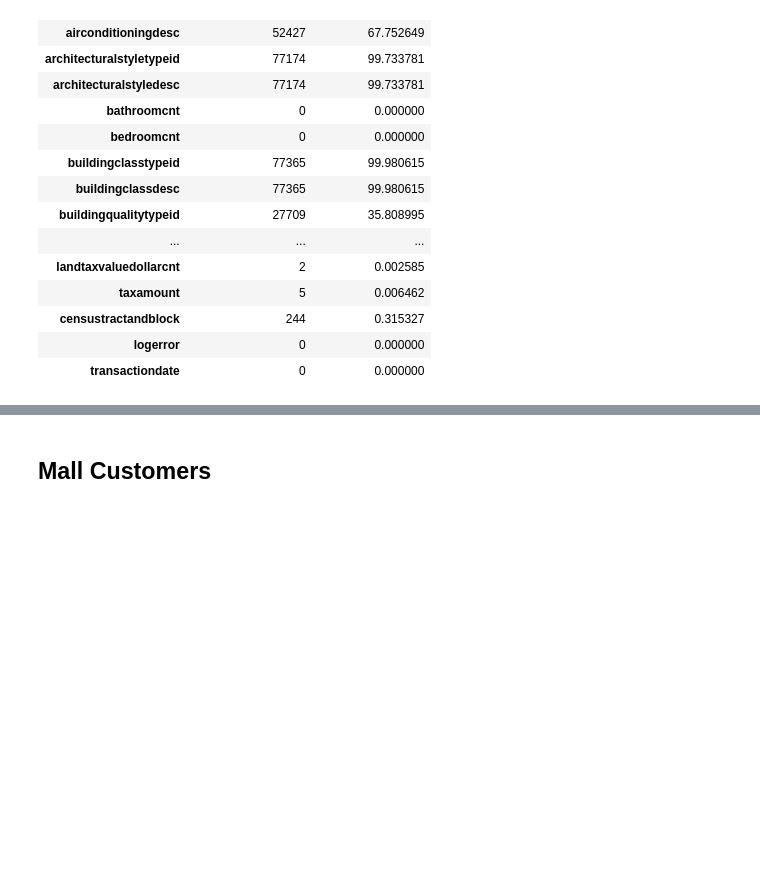
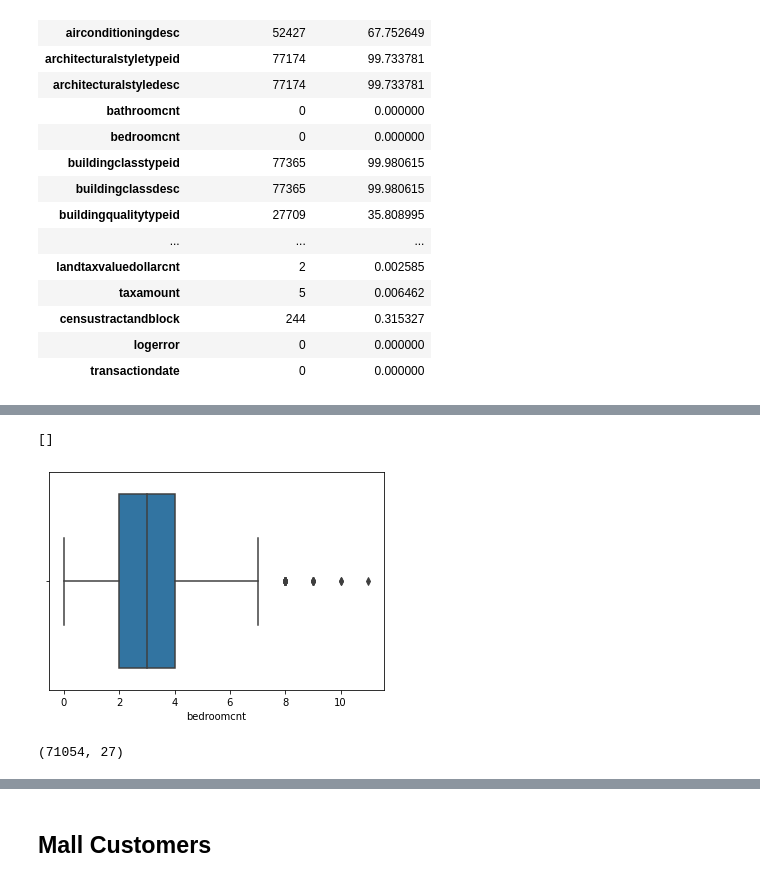
Before and after one commit to rajeshlamichhane04/clustering-exercises, a Jupyter notebook: zillow.ipynb, the cells around one changed output, grey strips where cells are left out. Saved outputs shown, nothing was run; the diff lists cells and outputs as text; code cells hidden in the pictures; blank space fills up the shorter version.

```diff
--- a/zillow.ipynb
+++ b/zillow.ipynb
@@ -180,0 +283,6 @@ df.propertylandusedesc.value_counts(dropna = False).to_frame()
+# %%
+sns.boxplot(zillow.bedroomcnt)
+plt.plot()
+# %% [output]
+[]
+[figure, added]
@@ -180,0 +293,4 @@ df.propertylandusedesc.value_counts(dropna = False).to_frame()
+# %%
+zillow.shape
+# %% [output]
+(71054, 27)
```
Also changed, not shown: parts of 35 cells of this notebook.
